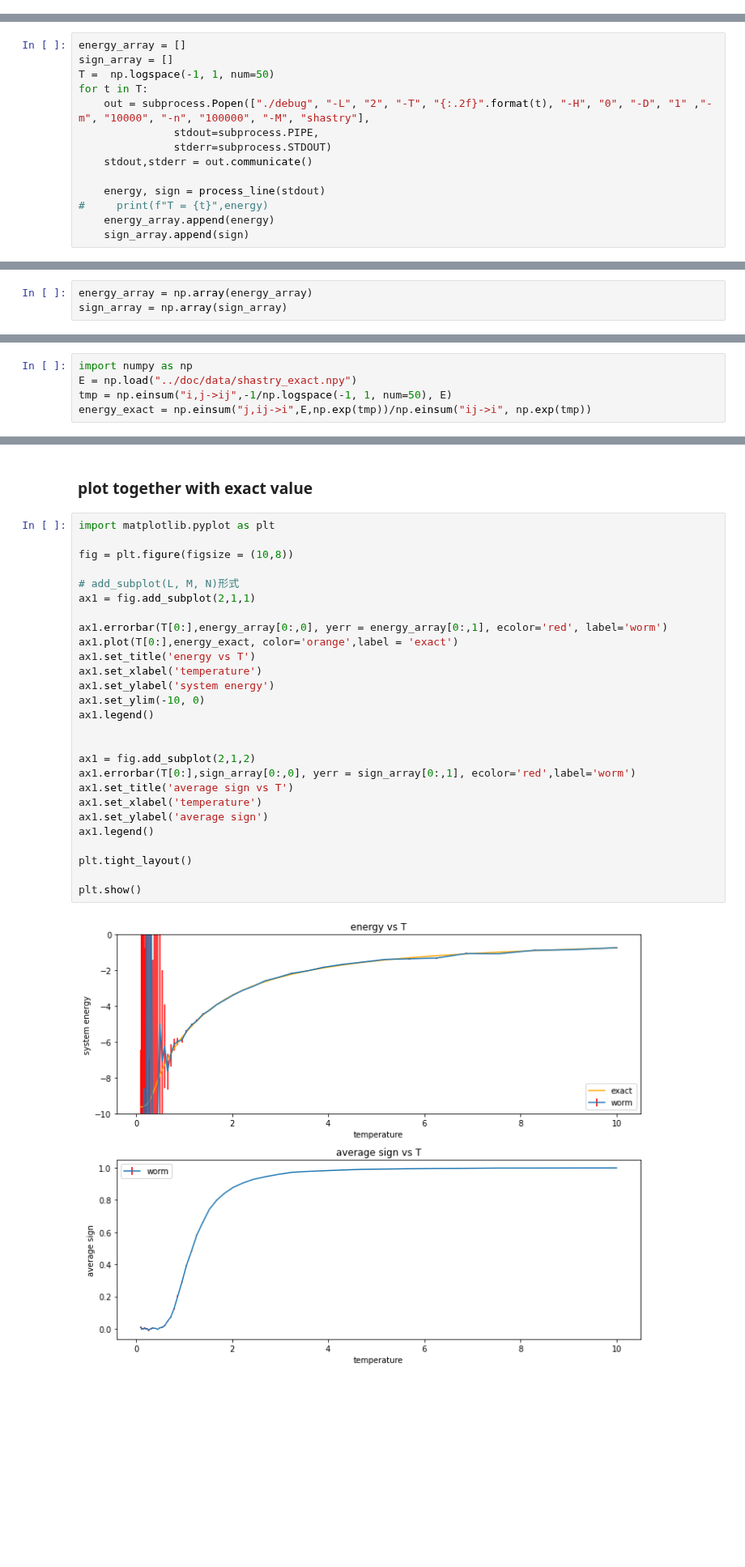
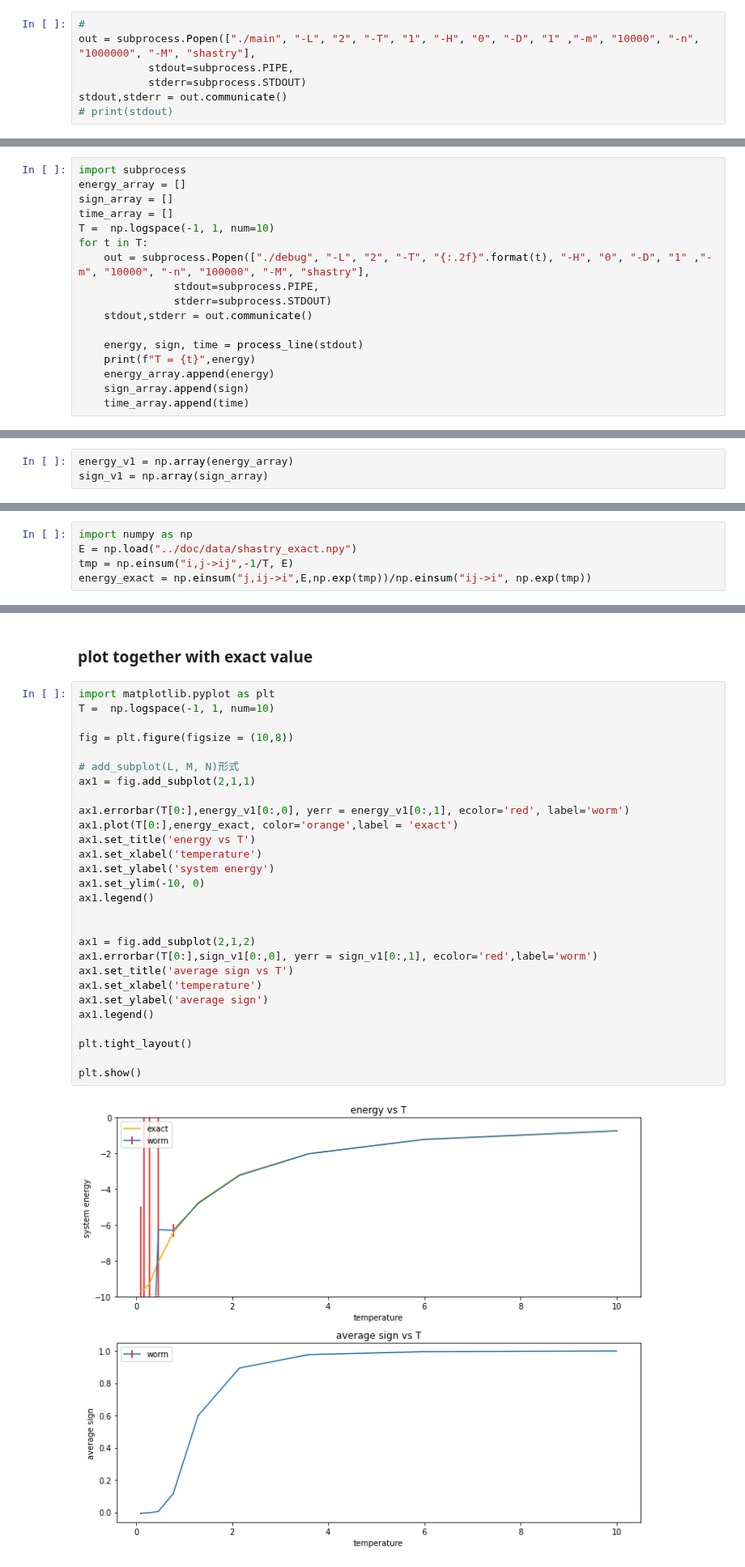
Before and after one commit to MKrbm/worms, a Jupyter notebook: python/visualize.ipynb, the cells around one changed output, grey strips where cells are left out. Shown at 81% size. Saved outputs shown, nothing was run; the diff lists cells and outputs as text; blank space fills up the shorter version.

Commit message:
visualize

```diff
--- a/python/visualize.ipynb
+++ b/python/visualize.ipynb
@@ -41,17 +42,27 @@ stdout,stderr = out.communicate()
+# %%
+#
+out = subprocess.Popen(["./main", "-L", "2", "-T", "1", "-H", "0", "-D", "1" ,"-m", "10000", "-n", "1000000", "-M", "shastry"],
+           stdout=subprocess.PIPE,
+           stderr=subprocess.STDOUT)
+stdout,stderr = out.communicate()
+# print(stdout)
 # %% [markdown]
 ### sampling energies for several temperature
 # %%
+import subprocess
 energy_array = []
 sign_array = []
-T =  np.logspace(-1, 1, num=50)
+time_array = []
+T =  np.logspace(-1, 1, num=10)
 for t in T:
     out = subprocess.Popen(["./debug", "-L", "2", "-T", "{:.2f}".format(t), "-H", "0", "-D", "1" ,"-m", "10000", "-n", "100000", "-M", "shastry"],
                stdout=subprocess.PIPE,
                stderr=subprocess.STDOUT)
     stdout,stderr = out.communicate()
 
-    energy, sign = process_line(stdout)
-#     print(f"T = {t}",energy)
+    energy, sign, time = process_line(stdout)
+    print(f"T = {t}",energy)
     energy_array.append(energy)
     sign_array.append(sign)
+    time_array.append(time)
 # %% [output]
@@ -75,3 +79,3 @@ T = 10.0 [-0.733409, 0.0464494]
 # %%
-energy_array = np.array(energy_array)
-sign_array = np.array(sign_array)
+energy_v1 = np.array(energy_array)
+sign_v1 = np.array(sign_array)
@@ -80,5 +84,5 @@ sign_array = np.array(sign_array)
 # %%
 import numpy as np
 E = np.load("../doc/data/shastry_exact.npy")
-tmp = np.einsum("i,j->ij",-1/np.logspace(-1, 1, num=50), E)
+tmp = np.einsum("i,j->ij",-1/T, E)
 energy_exact = np.einsum("j,ij->i",E,np.exp(tmp))/np.einsum("ij->i", np.exp(tmp))
@@ -92,32 +95,33 @@ np.sum(E * np.exp(-beta*E))/np.sum(np.exp(-beta*E))
 ### plot together with exact value
 # %%
 import matplotlib.pyplot as plt
+T =  np.logspace(-1, 1, num=10)
 
 fig = plt.figure(figsize = (10,8))
 
 # add_subplot(L, M, N)形式
 ax1 = fig.add_subplot(2,1,1)
 
-ax1.errorbar(T[0:],energy_array[0:,0], yerr = energy_array[0:,1], ecolor='red', label='worm')
+ax1.errorbar(T[0:],energy_v1[0:,0], yerr = energy_v1[0:,1], ecolor='red', label='worm')
 ax1.plot(T[0:],energy_exact, color='orange',label = 'exact')
 ax1.set_title('energy vs T')
 ax1.set_xlabel('temperature')
 ax1.set_ylabel('system energy')
 ax1.set_ylim(-10, 0)
 ax1.legend()
 
 
 ax1 = fig.add_subplot(2,1,2)
-ax1.errorbar(T[0:],sign_array[0:,0], yerr = sign_array[0:,1], ecolor='red',label='worm')
+ax1.errorbar(T[0:],sign_v1[0:,0], yerr = sign_v1[0:,1], ecolor='red',label='worm')
 ax1.set_title('average sign vs T')
 ax1.set_xlabel('temperature')
 ax1.set_ylabel('average sign')
 ax1.legend()
 
 plt.tight_layout()
 
 plt.show()
 # %% [output]
-[figure, old version]
+[figure, new version]
 # %% [markdown]
 # unitary transformed shastry-surtherland model
```
Also changed, not shown: parts of 17 cells of this notebook, 11 other files.
